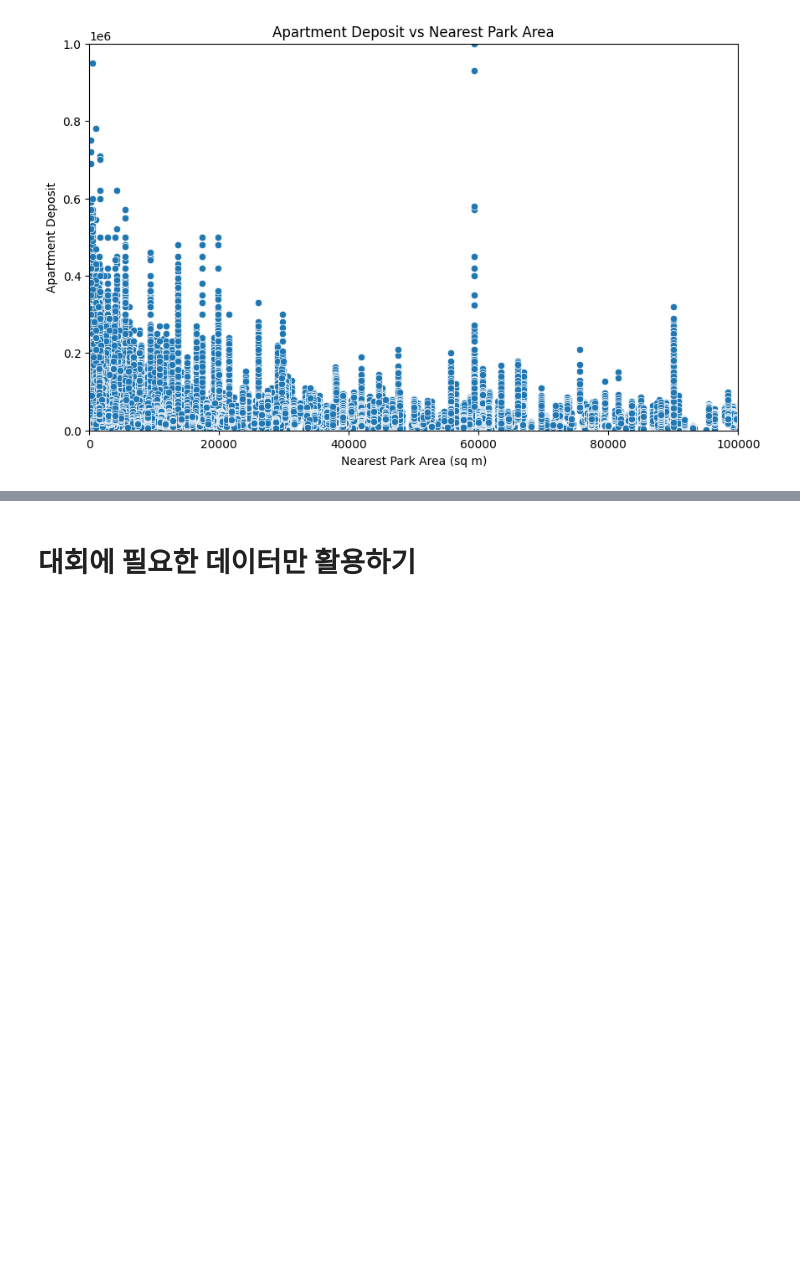
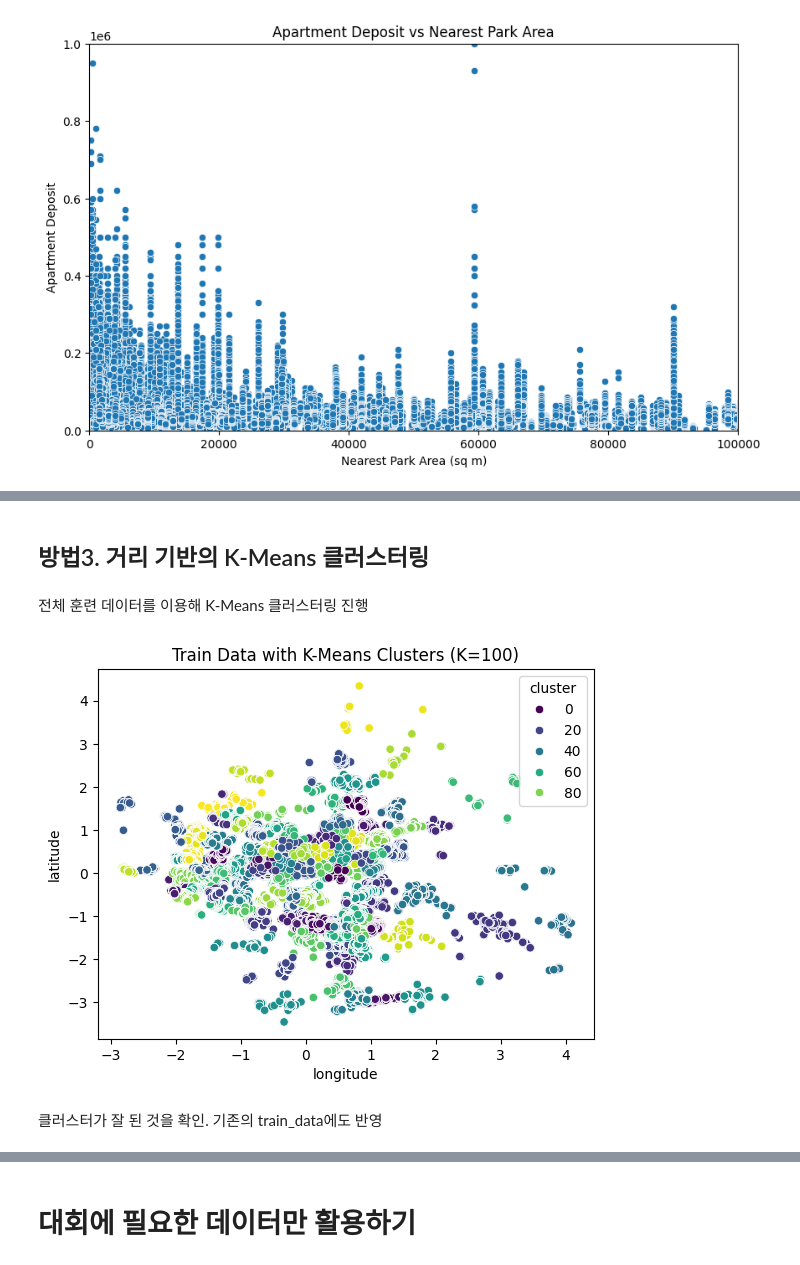
Before and after one commit to boostcampaitech7/level2-competitiveds-recsys-08, a Jupyter notebook: EDA/EDA.ipynb, the cells around one changed output, grey strips where cells are left out. Cells and saved outputs as stored; diff of their text form; code cells hidden in the pictures; blank space fills up the shorter version.

Commit message:
feat-7: Add clustering code
#7

```diff
--- a/EDA/EDA.ipynb
+++ b/EDA/EDA.ipynb
@@ -680,0 +766,37 @@ plt.show()
+# %% [markdown]
+## 방법3. 거리 기반의 K-Means 클러스터링
+# %% [markdown]
+전체 훈련 데이터를 이용해 K-Means 클러스터링 진행
+# %%
+# StandardScaler를 사용해 스케일링
+scaler = StandardScaler()
+
+# train_data와 test_data의 위도, 경도 스케일링
+train_data_scaled = scaler.fit_transform(train_data[['latitude', 'longitude']])
+test_data_scaled = scaler.transform(test_data[['latitude', 'longitude']])
+
+# 스케일링된 데이터를 DataFrame으로 변환
+train_data_scaled_df = pd.DataFrame(train_data_scaled, columns=['latitude', 'longitude'])
+test_data_scaled_df = pd.DataFrame(test_data_scaled, columns=['latitude', 'longitude'])
+
+# # KMeans 클러스터링 수행 (K=25로 설정하여 25개의 클러스터 생성)
+# kmeans = KMeans(n_clusters=25, random_state=42)
+# train_data_scaled_df['cluster'] = kmeans.fit_predict(train_data_scaled_df)
+
+# KMeans 클러스터링 수행 (K=100으로 설정하여 100개의 클러스터 생성)
+kmeans = KMeans(n_clusters=100, random_state=42)
+train_data_scaled_df['cluster'] = kmeans.fit_predict(train_data_scaled_df)
+
+# # 클러스터링 결과 시각화
+# sns.scatterplot(x='longitude', y='latitude', hue='cluster', data=train_data_scaled_df, palette='viridis')
+# plt.title('Train Data with K-Means Clusters (K=25)')
+# plt.show()
+
+# 클러스터링 결과 시각화
+sns.scatterplot(x='longitude', y='latitude', hue='cluster', data=train_data_scaled_df, palette='viridis')
+plt.title('Train Data with K-Means Clusters (K=100)')
+plt.show()
+# %% [output]
+[figure, added]
+# %% [markdown]
+클러스터가 잘 된 것을 확인. 기존의 train_data에도 반영
```
Also changed, not shown: parts of 20 cells of this notebook.
